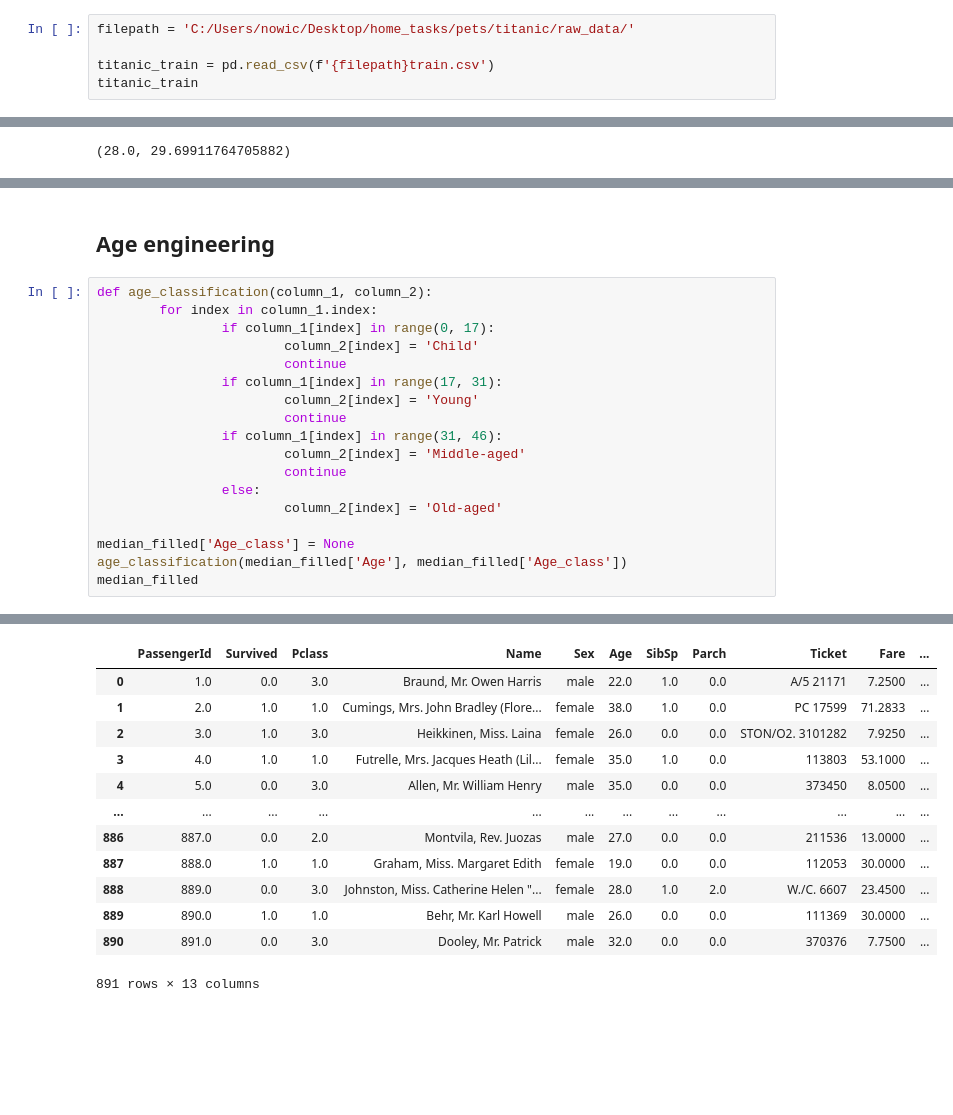
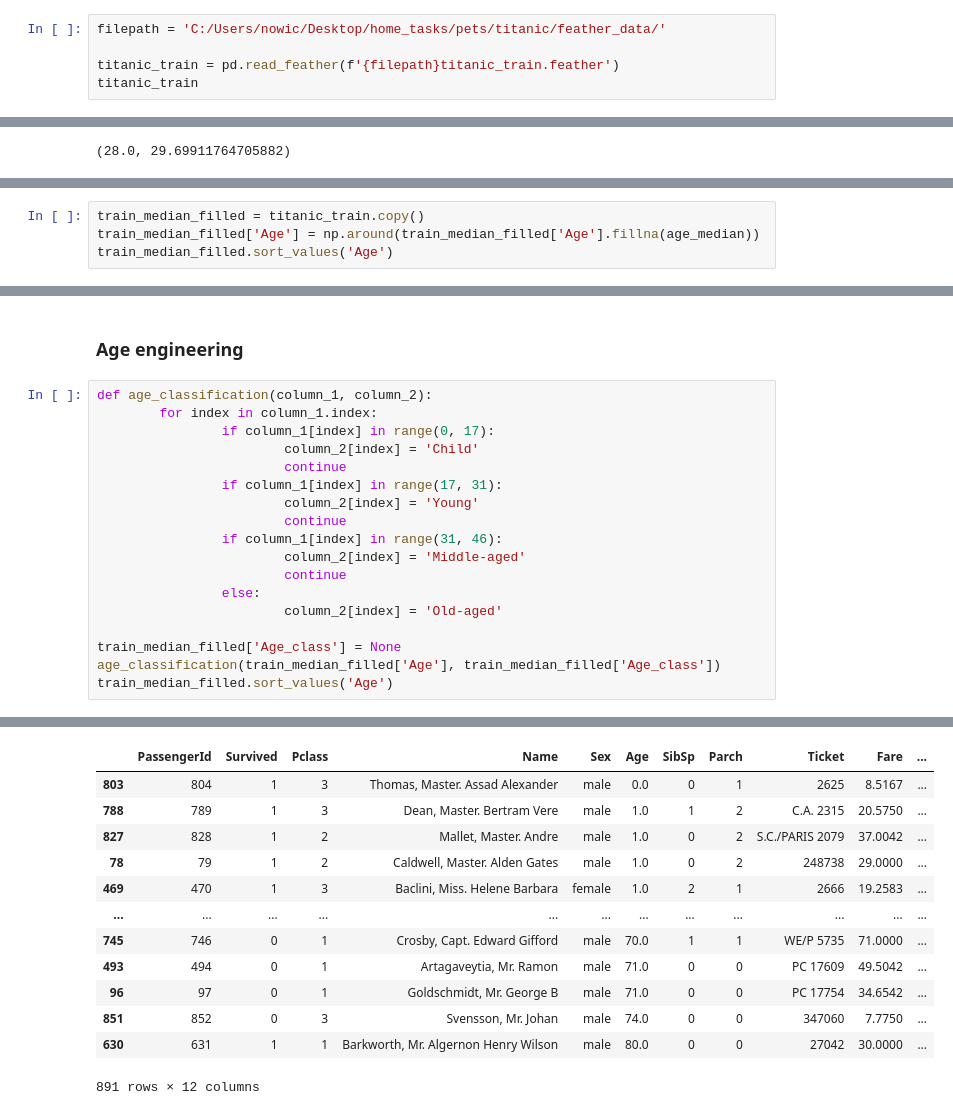
Before and after one commit to Porpoising/home_tasks, a Jupyter notebook: Pets/titanic/EDA.ipynb, the cells around one changed output, grey strips where cells are left out. Drawn from its saved outputs; the diff is of its cells as text; blank space fills up the shorter version.

```diff
--- a/Pets/titanic/EDA.ipynb
+++ b/Pets/titanic/EDA.ipynb
@@ -11,7 +11,7 @@ import numpy as np
 # %%
-filepath = 'C:/Users/nowic/Desktop/home_tasks/pets/titanic/raw_data/'
+filepath = 'C:/Users/nowic/Desktop/home_tasks/pets/titanic/feather_data/'
 
-titanic_train = pd.read_csv(f'{filepath}train.csv')
+titanic_train = pd.read_feather(f'{filepath}titanic_train.feather')
 titanic_train
 # %% [output]
 |  | PassengerId | Survived | Pclass | Name | Sex | Age | SibSp | Parch | Ticket | Fare | ... |
@@ -340,0 +322,4 @@ median_filled.sort_values('Age')
+# %%
+train_median_filled = titanic_train.copy()
+train_median_filled['Age'] = np.around(train_median_filled['Age'].fillna(age_median))
+train_median_filled.sort_values('Age')
@@ -341,51 +358,51 @@ median_filled.sort_values('Age')
 # %% [markdown]
-## Age engineering
+### Age engineering
 # %%
 def age_classification(column_1, column_2):
         for index in column_1.index:
                 if column_1[index] in range(0, 17):
                         column_2[index] = 'Child'
                         continue
                 if column_1[index] in range(17, 31):
                         column_2[index] = 'Young'
                         continue
                 if column_1[index] in range(31, 46):
                         column_2[index] = 'Middle-aged'
                         continue
                 else:
                         column_2[index] = 'Old-aged'
 
-median_filled['Age_class'] = None
-age_classification(median_filled['Age'], median_filled['Age_class'])
-median_filled
+train_median_filled['Age_class'] = None
+age_classification(train_median_filled['Age'], train_median_filled['Age_class'])
+train_median_filled.sort_values('Age')
 # %% [output]
 A value is trying to be set on a copy of a slice from a DataFrame
 
 See the caveats in the documentation: https://pandas.pydata.org/pandas-docs/stable/user_guide/indexing.html#returning-a-view-versus-a-copy
   column_2[index] = 'Young'
 A value is trying to be set on a copy of a slice from a DataFrame
 
 See the caveats in the documentation: https://pandas.pydata.org/pandas-docs/stable/user_guide/indexing.html#returning-a-view-versus-a-copy
   column_2[index] = 'Middle-aged'
 A value is trying to be set on a copy of a slice from a DataFrame
 
 See the caveats in the documentation: https://pandas.pydata.org/pandas-docs/stable/user_guide/indexing.html#returning-a-view-versus-a-copy
   column_2[index] = 'Old-aged'
 A value is trying to be set on a copy of a slice from a DataFrame
 
 See the caveats in the documentation: https://pandas.pydata.org/pandas-docs/stable/user_guide/indexing.html#returning-a-view-versus-a-copy
   column_2[index] = 'Child'
 |  | PassengerId | Survived | Pclass | Name | Sex | Age | SibSp | Parch | Ticket | Fare | ... |
-| 0 | 1.0 | 0.0 | 3.0 | Braund, Mr. Owen Harris | male | 22.0 | 1.0 | 0.0 | A/5 21171 | 7.2500 | ... |
-| 1 | 2.0 | 1.0 | 1.0 | Cumings, Mrs. John Bradley (Flore... | female | 38.0 | 1.0 | 0.0 | PC 17599 | 71.2833 | ... |
-| 2 | 3.0 | 1.0 | 3.0 | Heikkinen, Miss. Laina | female | 26.0 | 0.0 | 0.0 | STON/O2. 3101282 | 7.9250 | ... |
-| 3 | 4.0 | 1.0 | 1.0 | Futrelle, Mrs. Jacques Heath (Lil... | female | 35.0 | 1.0 | 0.0 | 113803 | 53.1000 | ... |
-| 4 | 5.0 | 0.0 | 3.0 | Allen, Mr. William Henry | male | 35.0 | 0.0 | 0.0 | 373450 | 8.0500 | ... |
+| 803 | 804 | 1 | 3 | Thomas, Master. Assad Alexander | male | 0.0 | 0 | 1 | 2625 | 8.5167 | ... |
+| 788 | 789 | 1 | 3 | Dean, Master. Bertram Vere | male | 1.0 | 1 | 2 | C.A. 2315 | 20.5750 | ... |
+| 827 | 828 | 1 | 2 | Mallet, Master. Andre | male | 1.0 | 0 | 2 | S.C./PARIS 2079 | 37.0042 | ... |
+| 78 | 79 | 1 | 2 | Caldwell, Master. Alden Gates | male | 1.0 | 0 | 2 | 248738 | 29.0000 | ... |
+| 469 | 470 | 1 | 3 | Baclini, Miss. Helene Barbara | female | 1.0 | 2 | 1 | 2666 | 19.2583 | ... |
 | ... | ... | ... | ... | ... | ... | ... | ... | ... | ... | ... | ... |
-| 886 | 887.0 | 0.0 | 2.0 | Montvila, Rev. Juozas | male | 27.0 | 0.0 | 0.0 | 211536 | 13.0000 | ... |
-| 887 | 888.0 | 1.0 | 1.0 | Graham, Miss. Margaret Edith | female | 19.0 | 0.0 | 0.0 | 112053 | 30.0000 | ... |
-| 888 | 889.0 | 0.0 | 3.0 | Johnston, Miss. Catherine Helen "... | female | 28.0 | 1.0 | 2.0 | W./C. 6607 | 23.4500 | ... |
-| 889 | 890.0 | 1.0 | 1.0 | Behr, Mr. Karl Howell | male | 26.0 | 0.0 | 0.0 | 111369 | 30.0000 | ... |
-| 890 | 891.0 | 0.0 | 3.0 | Dooley, Mr. Patrick | male | 32.0 | 0.0 | 0.0 | 370376 | 7.7500 | ... |
+| 745 | 746 | 0 | 1 | Crosby, Capt. Edward Gifford | male | 70.0 | 1 | 1 | WE/P 5735 | 71.0000 | ... |
+| 493 | 494 | 0 | 1 | Artagaveytia, Mr. Ramon | male | 71.0 | 0 | 0 | PC 17609 | 49.5042 | ... |
+| 96 | 97 | 0 | 1 | Goldschmidt, Mr. George B | male | 71.0 | 0 | 0 | PC 17754 | 34.6542 | ... |
+| 851 | 852 | 0 | 3 | Svensson, Mr. Johan | male | 74.0 | 0 | 0 | 347060 | 7.7750 | ... |
+| 630 | 631 | 1 | 1 | Barkworth, Mr. Algernon Henry Wilson | male | 80.0 | 0 | 0 | 27042 | 30.0000 | ... |
-891 rows × 13 columns
+891 rows × 12 columns
 # %%
```
Also changed, not shown: parts of 25 cells of this notebook.
